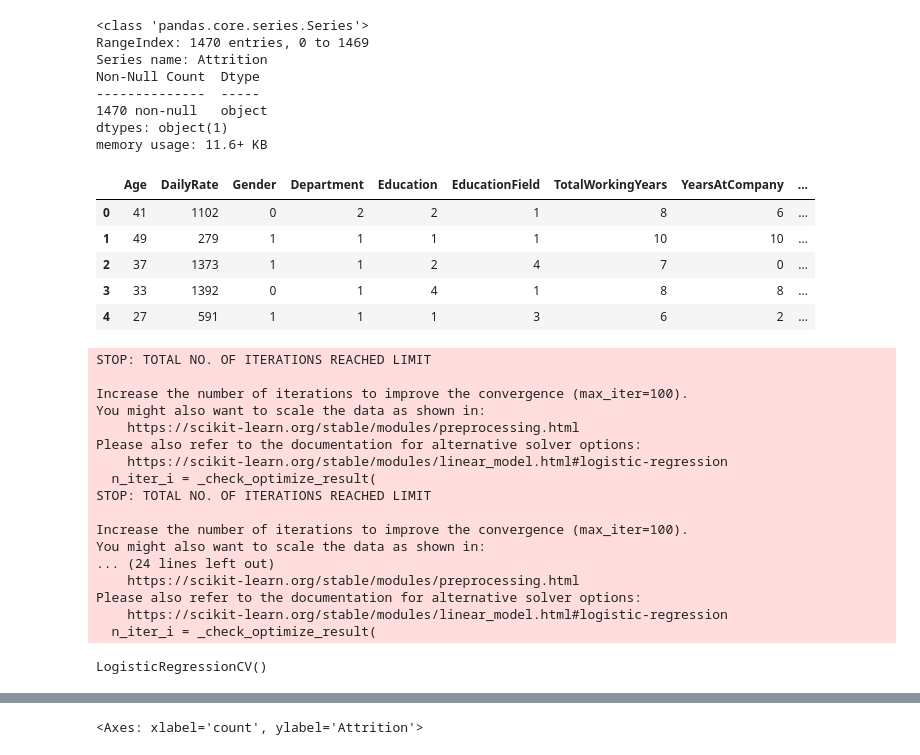
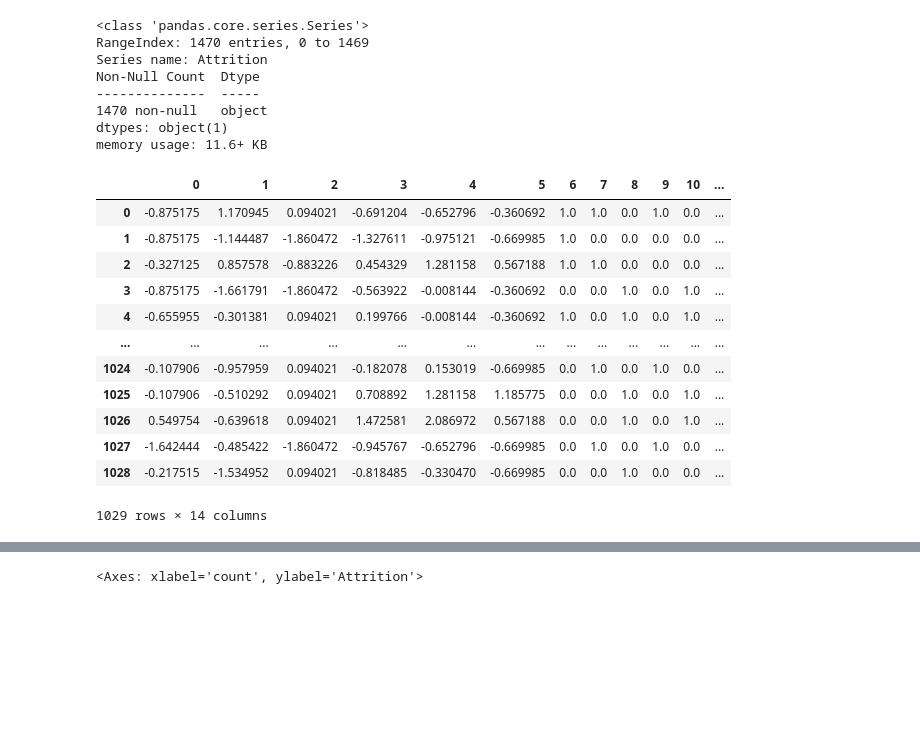
Before and after one commit to DEVASHISH0011/ibm-hr-attrition-prediction, a Jupyter notebook: notebook.ipynb, the cells around one changed output, grey strips where cells are left out. Drawn from its saved outputs; the diff is of its cells as text; code cells hidden in the pictures; blank space fills up the shorter version.

Commit message:
add more ml model

```diff
--- a/notebook.ipynb
+++ b/notebook.ipynb
@@ -81,9 +89,17 @@ dtype: object
 # %%
-from sklearn.preprocessing import LabelEncoder
-le = LabelEncoder()
-df['EducationField'] = le.fit_transform(df['EducationField'])
-df['Department'] = le.fit_transform(df['Department'])
-df['Gender'] = le.fit_transform(df['Gender'])
+from sklearn.preprocessing import OneHotEncoder
+from sklearn.preprocessing import StandardScaler
+from sklearn.compose import ColumnTransformer
+cat_features=X.select_dtypes(include='object').columns
+num_features=X.select_dtypes(exclude='object').columns
+
+
+
+preprocessor= ColumnTransformer(
+    [('num',StandardScaler(),num_features),
+    ('cat',OneHotEncoder(drop= 'first'),cat_features)
+    ]
+)
 # %%
 df['Attrition'].info()
 # %% [output]
@@ -96,14 +112,4 @@ Non-Null Count  Dtype
 dtypes: object(1)
 memory usage: 11.6+ KB
 # %%
-X = df[['Age','DailyRate','Gender','Department','Education','EducationField','TotalWorkingYears','YearsAtCompany','YearsSinceLastPromotion']]
-y=df['Attrition']
+X_train = preprocessor.fit_transform(X_train)
-# %%
-X.head()
-# %% [output]
-|  | Age | DailyRate | Gender | Department | Education | EducationField | TotalWorkingYears | YearsAtCompany | ... |
-| 0 | 41 | 1102 | 0 | 2 | 2 | 1 | 8 | 6 | ... |
-| 1 | 49 | 279 | 1 | 1 | 1 | 1 | 10 | 10 | ... |
-| 2 | 37 | 1373 | 1 | 1 | 2 | 4 | 7 | 0 | ... |
-| 3 | 33 | 1392 | 0 | 1 | 4 | 1 | 8 | 8 | ... |
-| 4 | 27 | 591 | 1 | 1 | 1 | 3 | 6 | 2 | ... |
@@ -112,0 +116,16 @@ X_train,X_test,y_train,y_test=train_test_split(X,y,test_size=0.3,random_state=55
+# %%
+pd.DataFrame(X_train)
+# %% [output]
+|  | 0 | 1 | 2 | 3 | 4 | 5 | 6 | 7 | 8 | 9 | 10 | ... |
+| 0 | -0.875175 | 1.170945 | 0.094021 | -0.691204 | -0.652796 | -0.360692 | 1.0 | 1.0 | 0.0 | 1.0 | 0.0 | ... |
+| 1 | -0.875175 | -1.144487 | -1.860472 | -1.327611 | -0.975121 | -0.669985 | 1.0 | 0.0 | 0.0 | 0.0 | 0.0 | ... |
+| 2 | -0.327125 | 0.857578 | -0.883226 | 0.454329 | 1.281158 | 0.567188 | 1.0 | 1.0 | 0.0 | 0.0 | 0.0 | ... |
+| 3 | -0.875175 | -1.661791 | -1.860472 | -0.563922 | -0.008144 | -0.360692 | 0.0 | 0.0 | 1.0 | 0.0 | 1.0 | ... |
+| 4 | -0.655955 | -0.301381 | 0.094021 | 0.199766 | -0.008144 | -0.360692 | 1.0 | 0.0 | 1.0 | 0.0 | 1.0 | ... |
+| ... | ... | ... | ... | ... | ... | ... | ... | ... | ... | ... | ... | ... |
+| 1024 | -0.107906 | -0.957959 | 0.094021 | -0.182078 | 0.153019 | -0.669985 | 0.0 | 1.0 | 0.0 | 1.0 | 0.0 | ... |
+| 1025 | -0.107906 | -0.510292 | 0.094021 | 0.708892 | 1.281158 | 1.185775 | 0.0 | 0.0 | 1.0 | 0.0 | 1.0 | ... |
+| 1026 | 0.549754 | -0.639618 | 0.094021 | 1.472581 | 2.086972 | 0.567188 | 0.0 | 0.0 | 1.0 | 0.0 | 1.0 | ... |
+| 1027 | -1.642444 | -0.485422 | -1.860472 | -0.945767 | -0.652796 | -0.669985 | 0.0 | 1.0 | 0.0 | 1.0 | 0.0 | ... |
+| 1028 | -0.217515 | -1.534952 | 0.094021 | -0.818485 | -0.330470 | -0.669985 | 0.0 | 0.0 | 1.0 | 0.0 | 0.0 | ... |
+1029 rows × 14 columns
@@ -113,24 +134,5 @@ X_train,X_test,y_train,y_test=train_test_split(X,y,test_size=0.3,random_state=55
 # %%
-from sklearn.linear_model import LogisticRegressionCV
-logistic=LogisticRegressionCV()
-logistic.fit(X_train,y_train)
+#from sklearn.linear_model import LogisticRegressionCV
+#logistic=LogisticRegressionCV()
+#logistic.fit(X_train,y_train)
-# %% [output]
-STOP: TOTAL NO. OF ITERATIONS REACHED LIMIT
-
-Increase the number of iterations to improve the convergence (max_iter=100).
-You might also want to scale the data as shown in:
-    https://scikit-learn.org/stable/modules/preprocessing.html
-Please also refer to the documentation for alternative solver options:
-    https://scikit-learn.org/stable/modules/linear_model.html#logistic-regression
-  n_iter_i = _check_optimize_result(
-STOP: TOTAL NO. OF ITERATIONS REACHED LIMIT
-
-Increase the number of iterations to improve the convergence (max_iter=100).
-You might also want to scale the data as shown in:
-... (24 lines left out)
-    https://scikit-learn.org/stable/modules/preprocessing.html
-Please also refer to the documentation for alternative solver options:
-    https://scikit-learn.org/stable/modules/linear_model.html#logistic-regression
-  n_iter_i = _check_optimize_result(
-LogisticRegressionCV()
 # %%
```
Also changed, not shown: parts of 13 cells of this notebook.
